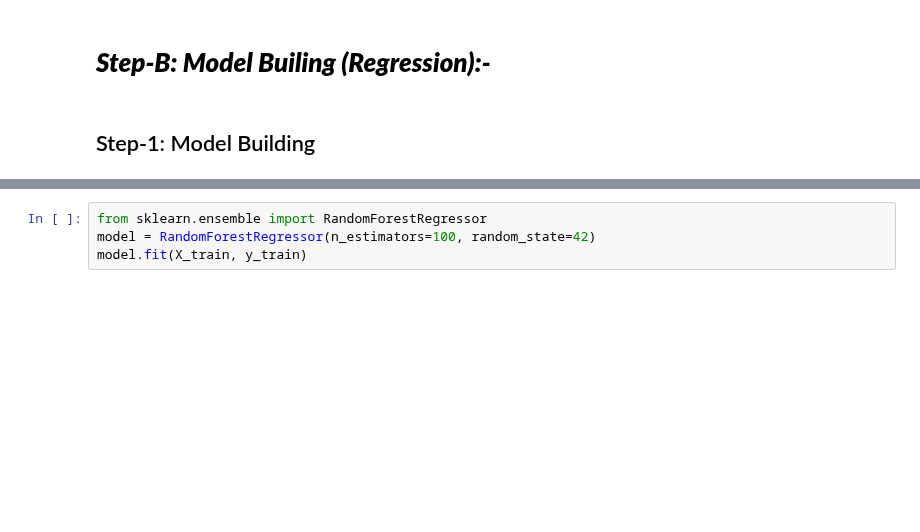
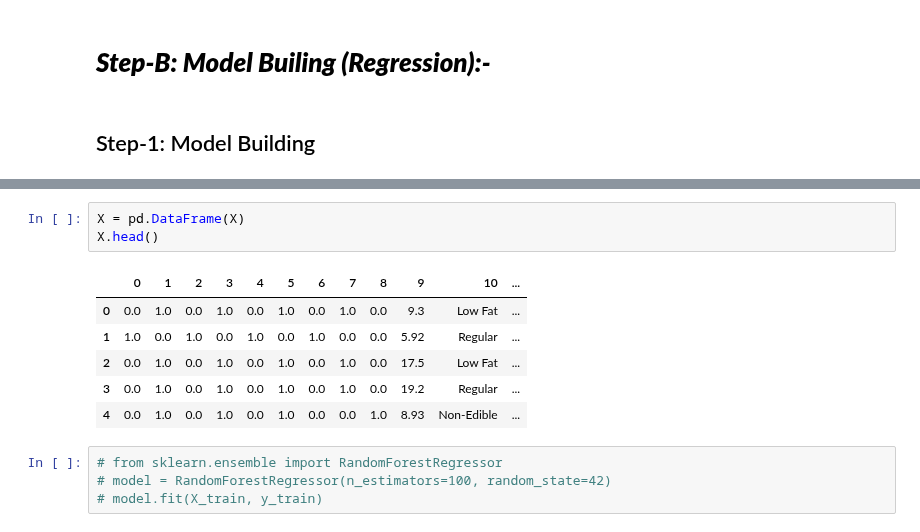
Before and after one commit to rajan-dhinoja/machine_learning_projects, a Jupyter notebook: Sales_Prediction.ipynb, the cells around one changed output, grey strips where cells are left out. Saved outputs shown, nothing was run; the diff lists cells and outputs as text; blank space fills up the shorter version.

```diff
--- a/Sales_Prediction.ipynb
+++ b/Sales_Prediction.ipynb
@@ -445,4 +437,14 @@ print("> y_test: \n", y_test)
+# %%
+X = pd.DataFrame(X)
+X.head()
+# %% [output]
+|  | 0 | 1 | 2 | 3 | 4 | 5 | 6 | 7 | 8 | 9 | 10 | ... |
+| 0 | 0.0 | 1.0 | 0.0 | 1.0 | 0.0 | 1.0 | 0.0 | 1.0 | 0.0 | 9.3 | Low Fat | ... |
+| 1 | 1.0 | 0.0 | 1.0 | 0.0 | 1.0 | 0.0 | 1.0 | 0.0 | 0.0 | 5.92 | Regular | ... |
+| 2 | 0.0 | 1.0 | 0.0 | 1.0 | 0.0 | 1.0 | 0.0 | 1.0 | 0.0 | 17.5 | Low Fat | ... |
+| 3 | 0.0 | 1.0 | 0.0 | 1.0 | 0.0 | 1.0 | 0.0 | 1.0 | 0.0 | 19.2 | Regular | ... |
+| 4 | 0.0 | 1.0 | 0.0 | 1.0 | 0.0 | 1.0 | 0.0 | 0.0 | 1.0 | 8.93 | Non-Edible | ... |
 # %%
-from sklearn.ensemble import RandomForestRegressor
-model = RandomForestRegressor(n_estimators=100, random_state=42)
-model.fit(X_train, y_train)
+# from sklearn.ensemble import RandomForestRegressor
+# model = RandomForestRegressor(n_estimators=100, random_state=42)
+# model.fit(X_train, y_train)
```
Also changed, not shown: parts of 9 cells of this notebook.
